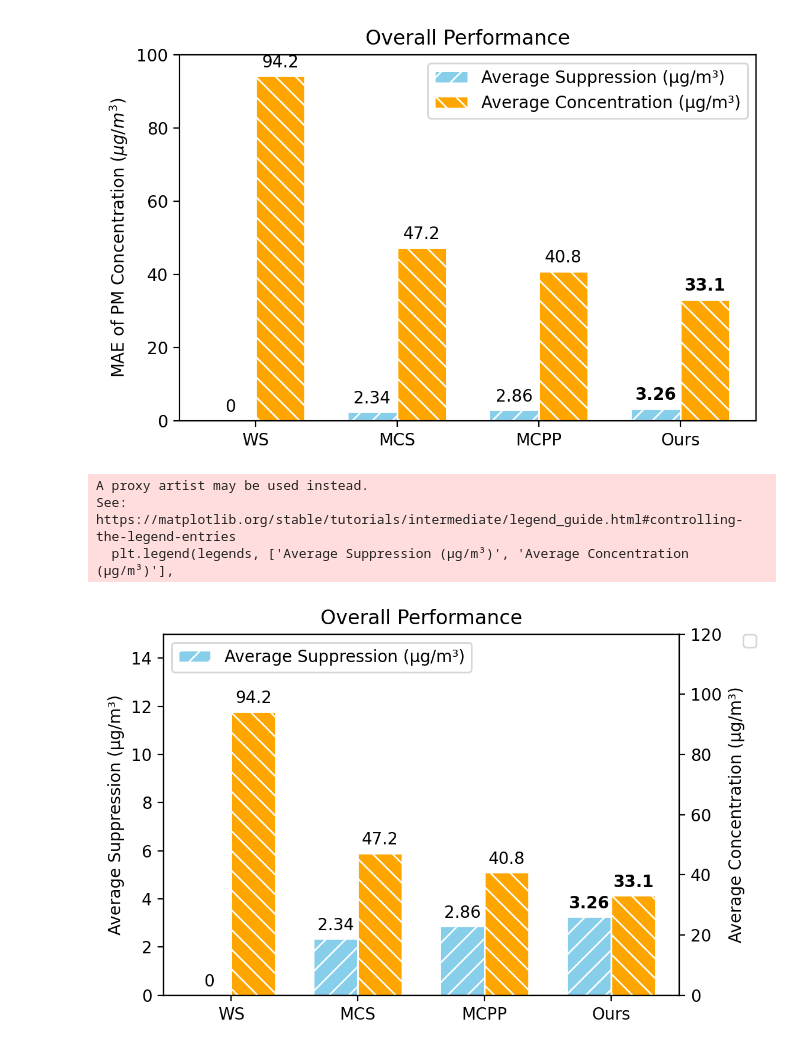
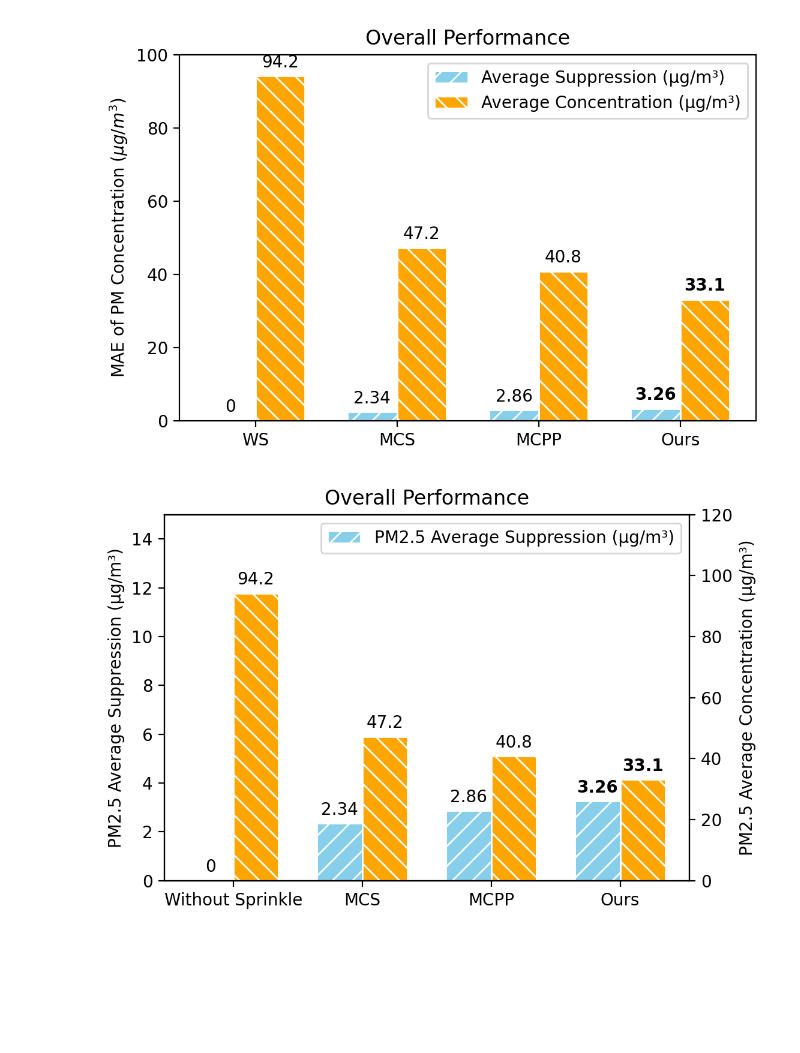
Before and after one commit to xiaozijianx/PyPolo-main, a Jupyter notebook: Visual_SummaryofAllTests.ipynb, the cells around one changed output. Saved outputs shown, nothing was run; the diff lists cells and outputs as text; code cells hidden in the pictures; blank space fills up the shorter version.

```diff
--- a/Visual_SummaryofAllTests.ipynb
+++ b/Visual_SummaryofAllTests.ipynb
@@ -143,9 +143,9 @@ pm10_hatch = '\\\\'
 edge_color = 'white'
 
 for i in range(len(models)):
-    ax.bar(x[i] - width/2, Average_Suppression[i], width, label='Average Suppression (μg/m³)' if i == 0 else "",
+    ax.bar(x[i] - width/2, Average_Suppression[i], width, label='PM2.5 Average Suppression (μg/m³)' if i == 0 else "",
            color='skyblue', hatch=pm25_hatch, edgecolor=edge_color)
-    ax.bar(x[i] + width/2, Average_Concentration[i], width, label='Average Concentration (μg/m³)' if i == 0 else "",
+    ax.bar(x[i] + width/2, Average_Concentration[i], width, label='PM2.5 Average Concentration (μg/m³)' if i == 0 else "",
            color='orange', hatch=pm10_hatch, edgecolor=edge_color)
 
 ax.set_ylabel('MAE of PM Concentration ($\mu{g}/m^3$)')
@@ -177,7 +177,7 @@ import matplotlib.pyplot as plt
 import numpy as np
 
 # Data
-models = ['WS', 'MCS', 'MCPP', 'Ours']
+models = ['Without Sprinkle', 'MCS', 'MCPP', 'Ours']
 Average_Suppression = [0, 2.34, 2.86, 3.26]
 Average_Concentration = [94.2, 47.2, 40.8, 33.1]
 
@@ -188,46 +188,38 @@ fig, ax1 = plt.subplots(figsize=(5.7, 3.8), dpi=200)
 ax2 = ax1.twinx()
 
 pm25_hatch = '//'
 pm10_hatch = '\\\\'
 edge_color = 'white'
 
-ax1.bar(x - width/2, Average_Suppression, width, label='Average Suppression (μg/m³)',
+ax1.bar(x - width/2, Average_Suppression, width, label='PM2.5 Average Suppression (μg/m³)',
         color='skyblue', hatch=pm25_hatch, edgecolor=edge_color)
-ax2.bar(x + width/2, Average_Concentration, width, label='Average Concentration (μg/m³)',
+ax2.bar(x + width/2, Average_Concentration, width, label='PM2.5 Average Concentration (μg/m³)',
         color='orange', hatch=pm10_hatch, edgecolor=edge_color)
 
-ax1.set_ylabel('Average Suppression (μg/m³)')
-ax2.set_ylabel('Average Concentration (μg/m³)')
+ax1.set_ylabel('PM2.5 Average Suppression (μg/m³)')
+ax2.set_ylabel('PM2.5 Average Concentration (μg/m³)')
 ax1.set_title('Overall Performance')
 ax1.set_xticks(x)
 ax1.set_ylim([0, 15])
 ax2.set_ylim([0, 120])
 ax1.set_xticklabels(models)
-ax1.legend(loc='upper left')
-ax2.legend(loc='upper right')
+# ax1.legend(loc='upper left')
+ax1.legend(loc='upper right')
 # Move the legends to the top right corner and arrange them vertically
-leg1 = ax1.legend(loc='upper left')
-leg2 = ax2.legend(loc='upper right')
 
-# Create a new legend combining both legends
-leg = fig.legend([leg1, leg2], ['Average Suppression (μg/m³)', 'Average Concentration (μg/m³)'],
-                 bbox_to_anchor=(1, 1), loc='upper right')
 def autolabel(ax, values, offset):
     for i, value in enumerate(values):
         fontweight = 'bold' if models[i] == 'Ours' else 'normal'
         ax.annotate('{}'.format(value),
                     xy=(x[i] + offset, value),
                     xytext=(0, 3),  # 3 points vertical offset
                     textcoords="offset points",
                     ha='center', va='bottom', fontweight=fontweight)
 
 autolabel(ax1, Average_Suppression, -width/2)
 autolabel(ax2, Average_Concentration, width/2)
 
 fig.tight_layout()
-plt.show()
+plt.savefig("./outputs/png/Overall_SchedulingPerformance1.png", bbox_inches='tight')
 # %% [output]
-A proxy artist may be used instead.
-See: https://matplotlib.org/stable/tutorials/intermediate/legend_guide.html#controlling-the-legend-entries
-  plt.legend(legends, ['Average Suppression (μg/m³)', 'Average Concentration (μg/m³)'],
-[figure, old version]
+[figure, new version]
```
Also changed, not shown: 9 other files.
